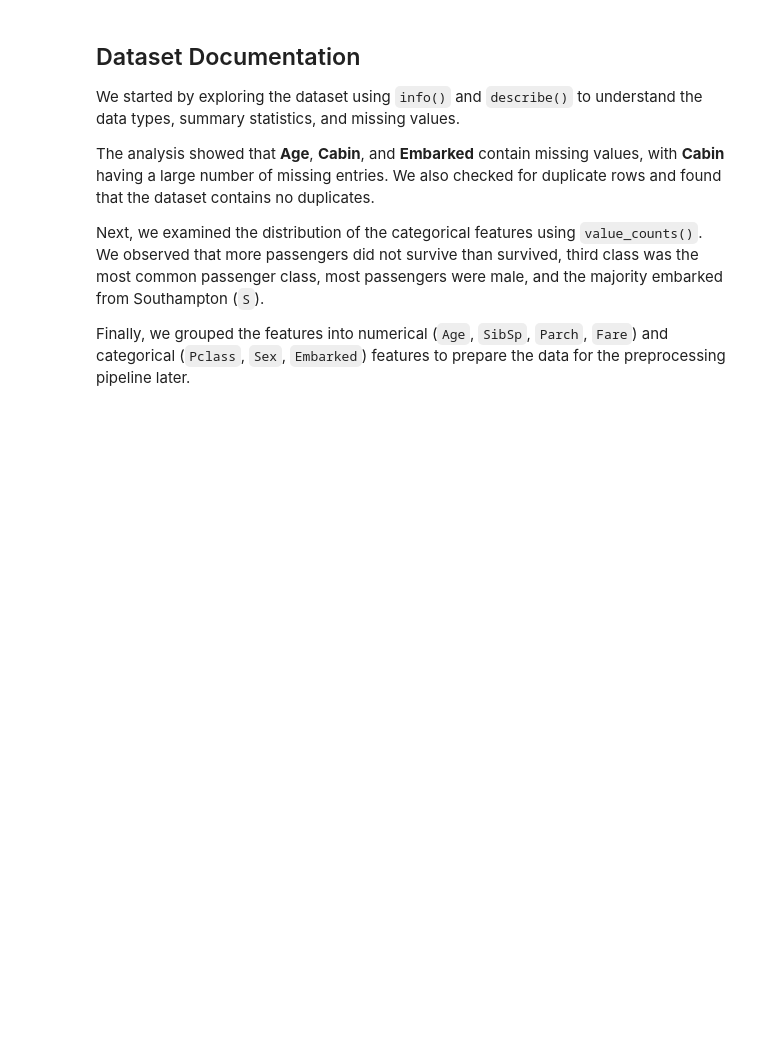
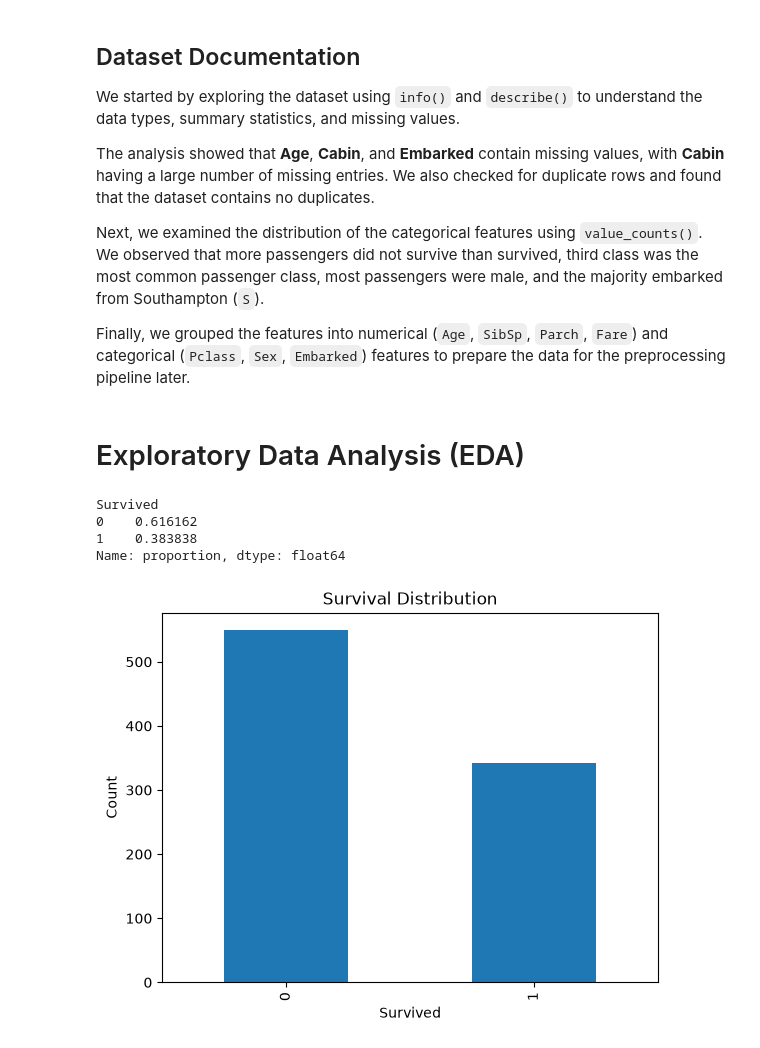
Before and after one commit to mustafa-al-soufi/Titanic, a Jupyter notebook: notebooks/titanic.ipynb, the cells around one changed output. Cells and saved outputs as stored; diff of their text form; code cells hidden in the pictures; blank space fills up the shorter version.

Commit message:
Complete exploratory data analysis

```diff
--- a/notebooks/titanic.ipynb
+++ b/notebooks/titanic.ipynb
@@ -177,3 +177,20 @@ The analysis showed that **Age**, **Cabin**, and **Embarked** contain missing va
 Next, we examined the distribution of the categorical features using `value_counts()`. We observed that more passengers did not survive than survived, third class was the most common passenger class, most passengers were male, and the majority embarked from Southampton (`S`).
 
 Finally, we grouped the features into numerical (`Age`, `SibSp`, `Parch`, `Fare`) and categorical (`Pclass`, `Sex`, `Embarked`) features to prepare the data for the preprocessing pipeline later.
+# %% [markdown]
+# Exploratory Data Analysis (EDA)
+# %%
+train["Survived"].value_counts(normalize=True)
+# %% [output]
+Survived
+0    0.616162
+1    0.383838
+Name: proportion, dtype: float64
+# %%
+train["Survived"].value_counts().plot(kind="bar")
+plt.title("Survival Distribution")
+plt.xlabel("Survived")
+plt.ylabel("Count")
+plt.show()
+# %% [output]
+[figure, added]
```
Also changed, not shown: parts of 17 cells of this notebook.
